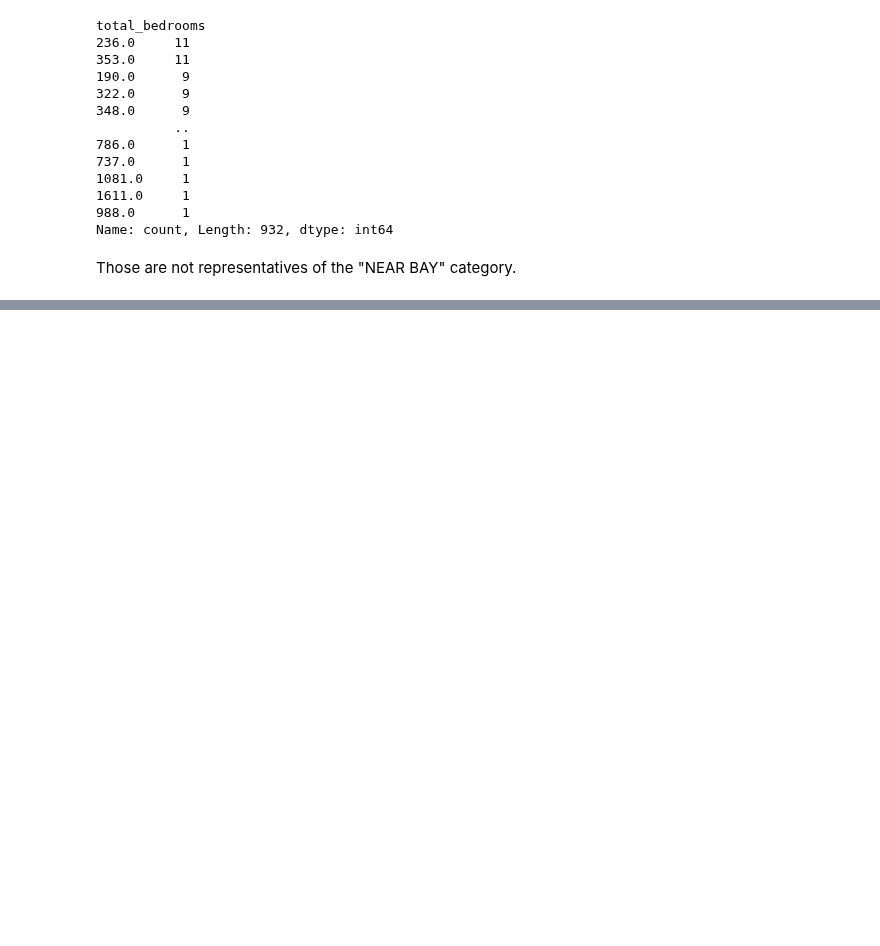
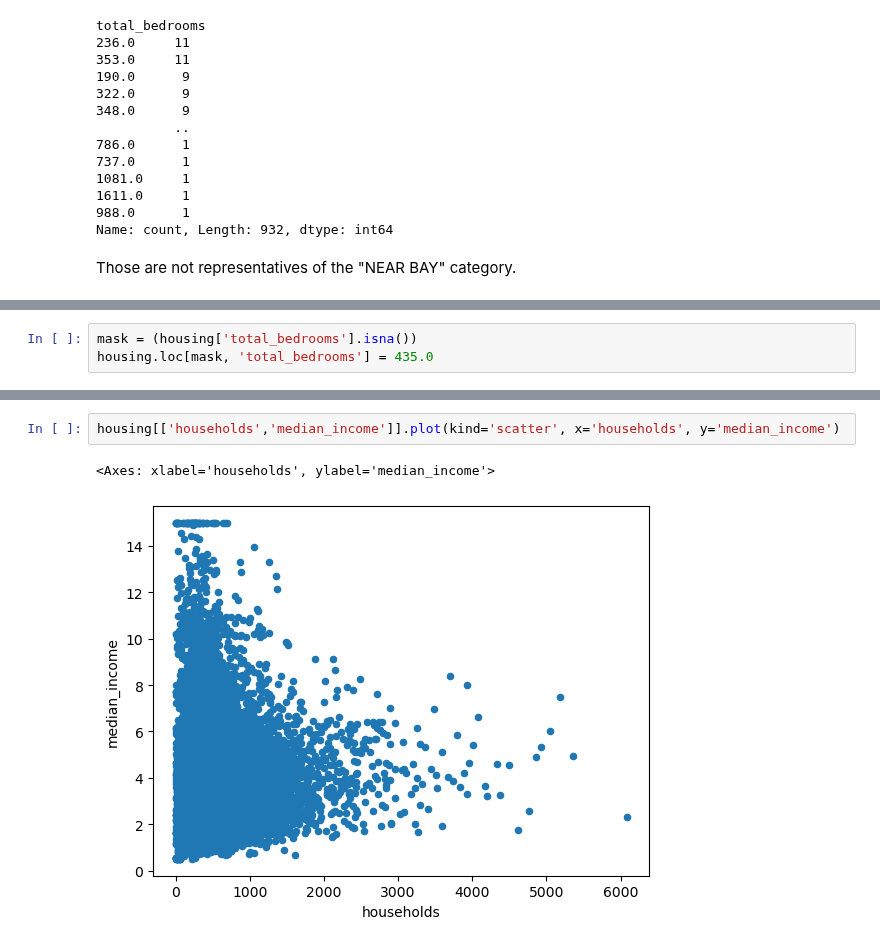
Before and after one commit to bizzaccelerator/Data-Science-Study-Notes, a Jupyter notebook: 8. Data Cleaning and data wrangling.ipynb, the cells around one changed output, grey strips where cells are left out. Cells and saved outputs as stored; diff of their text form; blank space fills up the shorter version.

```diff
--- a/8. Data Cleaning and data wrangling.ipynb
+++ b/8. Data Cleaning and data wrangling.ipynb
@@ -148,0 +185,3 @@ From our general dataset, we can get the following statistics:
+# %%
+mask = (housing['total_bedrooms'].isna())
+housing.loc[mask, 'total_bedrooms'] = 435.0
@@ -148,0 +207,5 @@ From our general dataset, we can get the following statistics:
+# %%
+housing[['households','median_income']].plot(kind='scatter', x='households', y='median_income')
+# %% [output]
+<Axes: xlabel='households', ylabel='median_income'>
+[figure, added]
```
Also changed, not shown: parts of 23 cells of this notebook.
